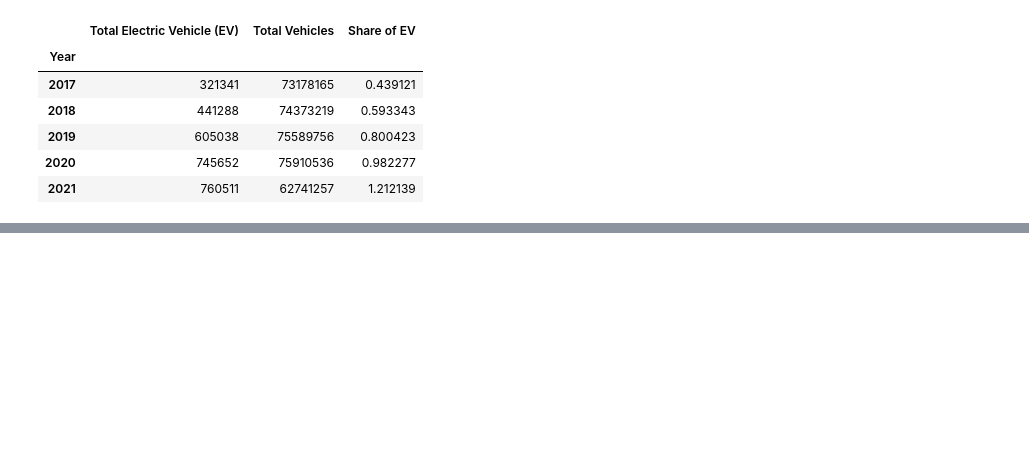
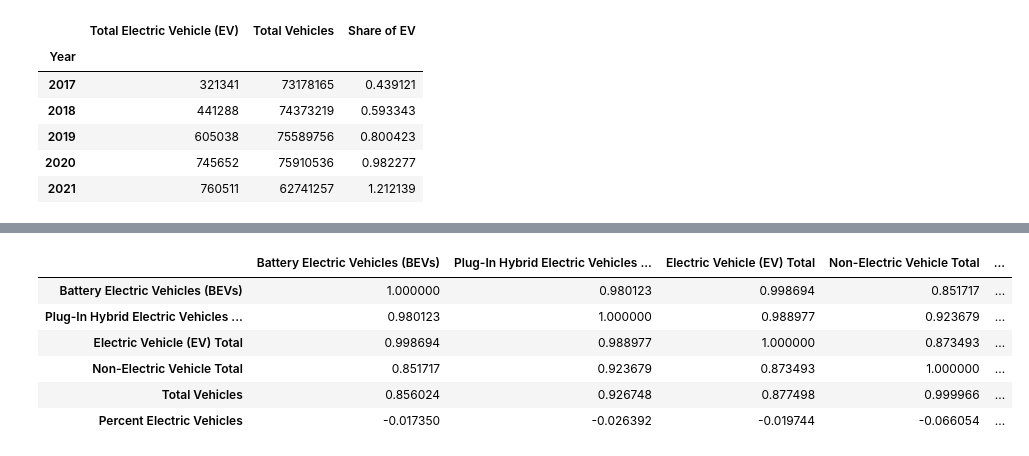
Before and after one commit to hayyyleywin/project-1, a Jupyter notebook: Hay/EV_adoption_overtime.ipynb, the cells around one changed output, grey strips where cells are left out. Saved outputs shown, nothing was run; the diff lists cells and outputs as text; code cells hidden in the pictures; blank space fills up the shorter version.

```diff
--- a/Hay/EV_adoption_overtime.ipynb
+++ b/Hay/EV_adoption_overtime.ipynb
@@ -128,0 +134,11 @@ yearly_data
+# %%
+#correlation
+clean_full_data.corr()
+# %% [output]
+|  | Battery Electric Vehicles (BEVs) | Plug-In Hybrid Electric Vehicles ... | Electric Vehicle (EV) Total | Non-Electric Vehicle Total | ... |
+| Battery Electric Vehicles (BEVs) | 1.000000 | 0.980123 | 0.998694 | 0.851717 | ... |
+| Plug-In Hybrid Electric Vehicles ... | 0.980123 | 1.000000 | 0.988977 | 0.923679 | ... |
+| Electric Vehicle (EV) Total | 0.998694 | 0.988977 | 1.000000 | 0.873493 | ... |
+| Non-Electric Vehicle Total | 0.851717 | 0.923679 | 0.873493 | 1.000000 | ... |
+| Total Vehicles | 0.856024 | 0.926748 | 0.877498 | 0.999966 | ... |
+| Percent Electric Vehicles | -0.017350 | -0.026392 | -0.019744 | -0.066054 | ... |
```
Also changed, not shown: parts of 4 cells of this notebook, 2 other files.
